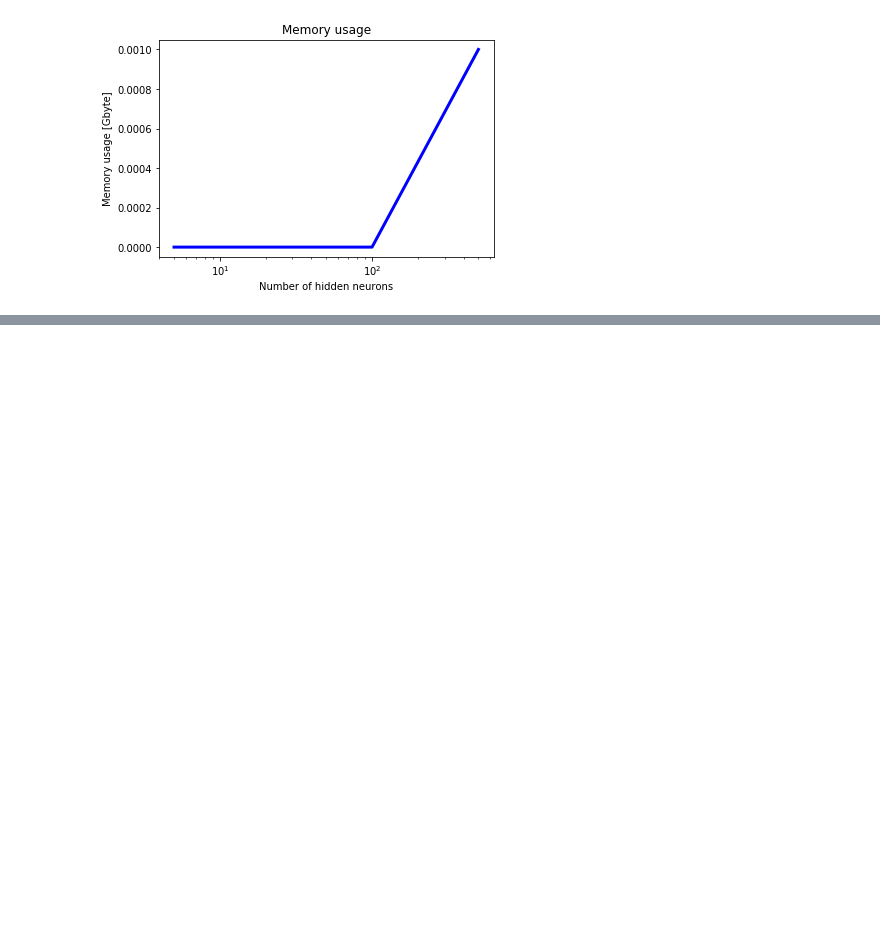
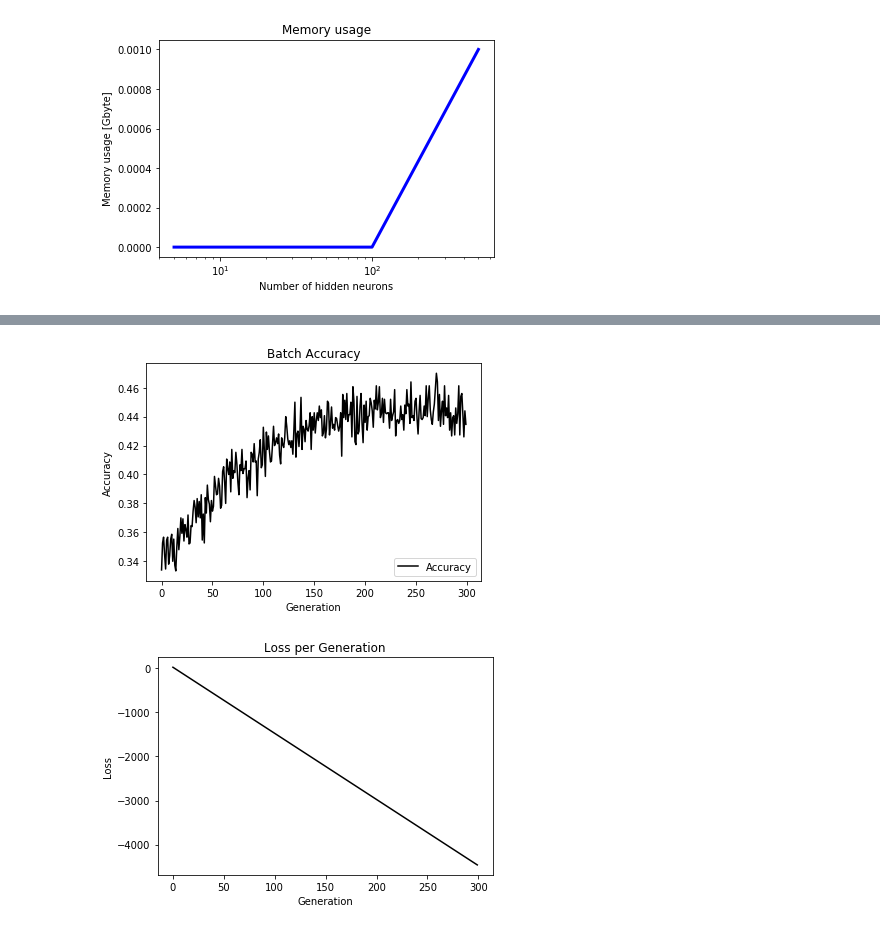
Before and after one commit to Genises/H-BRS_NeuralNetworks, a Jupyter notebook: NN_Project_29.10.2018.ipynb, the cells around one changed output, grey strips where cells are left out. Drawn from its saved outputs; the diff is of its cells as text; code cells hidden in the pictures; blank space fills up the shorter version.

```diff
--- a/NN_Project_29.10.2018.ipynb
+++ b/NN_Project_29.10.2018.ipynb
@@ -738,0 +789,29 @@ plt.plot()
+# %%
+# Declare optimizer
+my_opt = tf.train.GradientDescentOptimizer(0.01)
+train_step = my_opt.minimize(loss)
+
+# Initialize variables
+init = tf.global_variables_initializer()
+sess.run(init)
+# %%
+# Training loop
+loss_vec = []
+batch_accuracy = []
+for i in range(300):
+    rand_index = np.random.choice(len(trainingSet), size=batch_size)
+    rand_x = trainingSet[rand_index]
+    rand_y = np.transpose([trainingLabelSetBinary[rand_index]])
+    sess.run(train_step, feed_dict={x_data: rand_x, y_target: rand_y})
+
+    temp_loss = sess.run(loss, feed_dict={x_data: rand_x, y_target: rand_y})
+    loss_vec.append(temp_loss)
+
+    acc_temp = sess.run(accuracy, feed_dict={x_data: rand_x,
+                                             y_target: rand_y,
+                                             prediction_grid:rand_x})
+    batch_accuracy.append(acc_temp)
+
+    if (i+1)%75==0:
+        print('Step #' + str(i+1))
+        print('Loss = ' + str(temp_loss))
@@ -738,0 +827,18 @@ plt.plot()
+# %%
+# Plot batch accuracy
+plt.plot(batch_accuracy, 'k-', label='Accuracy')
+plt.title('Batch Accuracy')
+plt.xlabel('Generation')
+plt.ylabel('Accuracy')
+plt.legend(loc='lower right')
+plt.show()
+
+# Plot loss over time
+plt.plot(loss_vec, 'k-')
+plt.title('Loss per Generation')
+plt.xlabel('Generation')
+plt.ylabel('Loss')
+plt.show()
+# %% [output]
+[figure, added]
+[figure, added]
```
Also changed, not shown: parts of 13 cells of this notebook.
